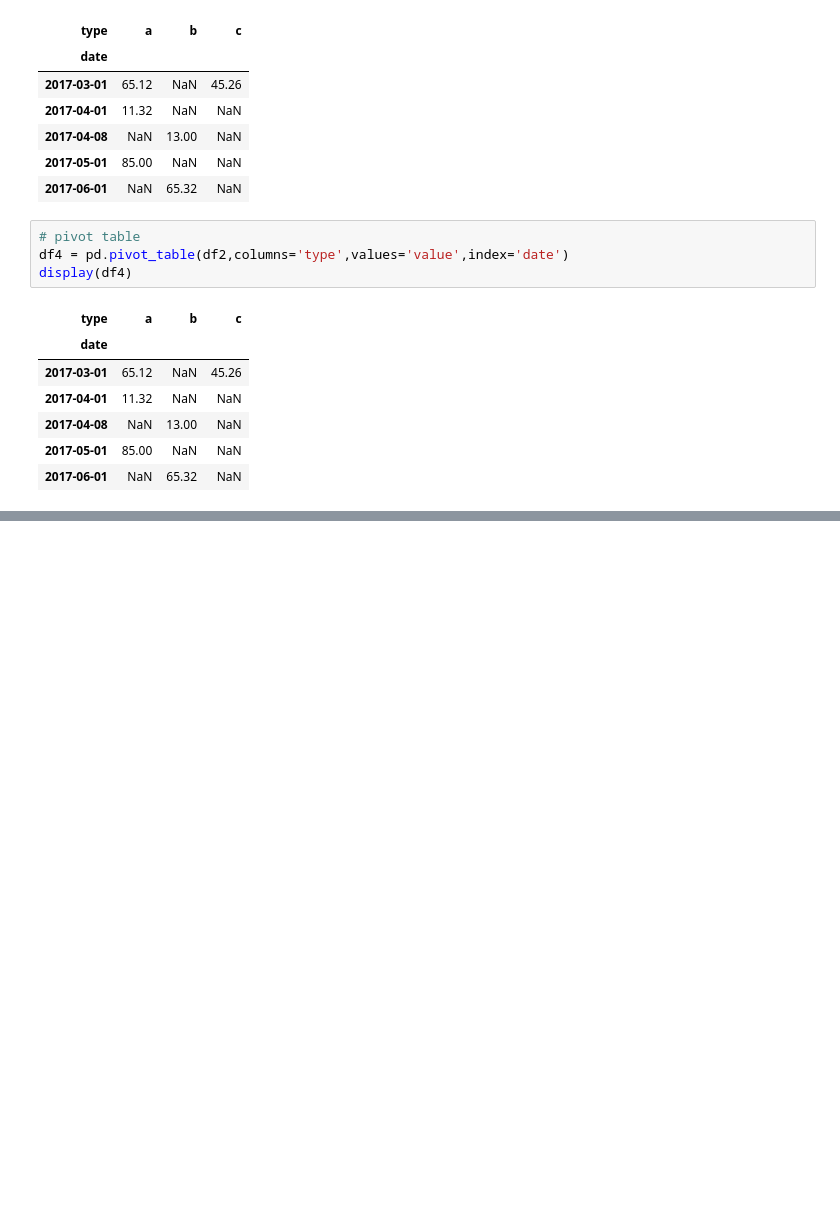
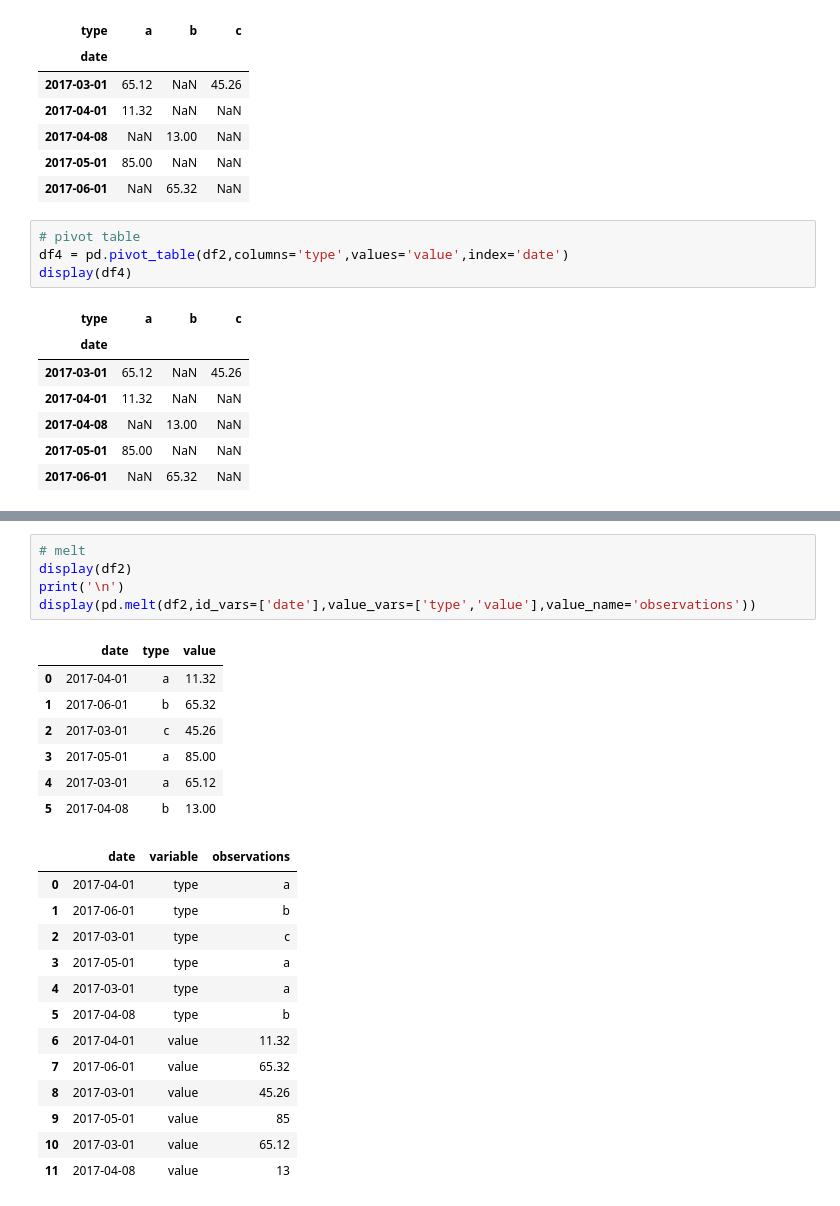
Before and after one commit to sanket-k/machine_learning_basics, a Jupyter notebook: pandas/pandas-1.ipynb, the cells around one changed output, grey strips where cells are left out. Cells and saved outputs as stored; diff of their text form; blank space fills up the shorter version.

```diff
--- a/pandas/pandas-1.ipynb
+++ b/pandas/pandas-1.ipynb
@@ -301,0 +330,26 @@ display(df4)
+# %%
+# melt
+display(df2)
+print('\n')
+display(pd.melt(df2,id_vars=['date'],value_vars=['type','value'],value_name='observations'))
+# %% [output]
+|  | date | type | value |
+| 0 | 2017-04-01 | a | 11.32 |
+| 1 | 2017-06-01 | b | 65.32 |
+| 2 | 2017-03-01 | c | 45.26 |
+| 3 | 2017-05-01 | a | 85.00 |
+| 4 | 2017-03-01 | a | 65.12 |
+| 5 | 2017-04-08 | b | 13.00 |
+|  | date | variable | observations |
+| 0 | 2017-04-01 | type | a |
+| 1 | 2017-06-01 | type | b |
+| 2 | 2017-03-01 | type | c |
+| 3 | 2017-05-01 | type | a |
+| 4 | 2017-03-01 | type | a |
+| 5 | 2017-04-08 | type | b |
+| 6 | 2017-04-01 | value | 11.32 |
+| 7 | 2017-06-01 | value | 65.32 |
+| 8 | 2017-03-01 | value | 45.26 |
+| 9 | 2017-05-01 | value | 85 |
+| 10 | 2017-03-01 | value | 65.12 |
+| 11 | 2017-04-08 | value | 13 |
```
Also changed, not shown: parts of 11 cells of this notebook, 2 other files.
